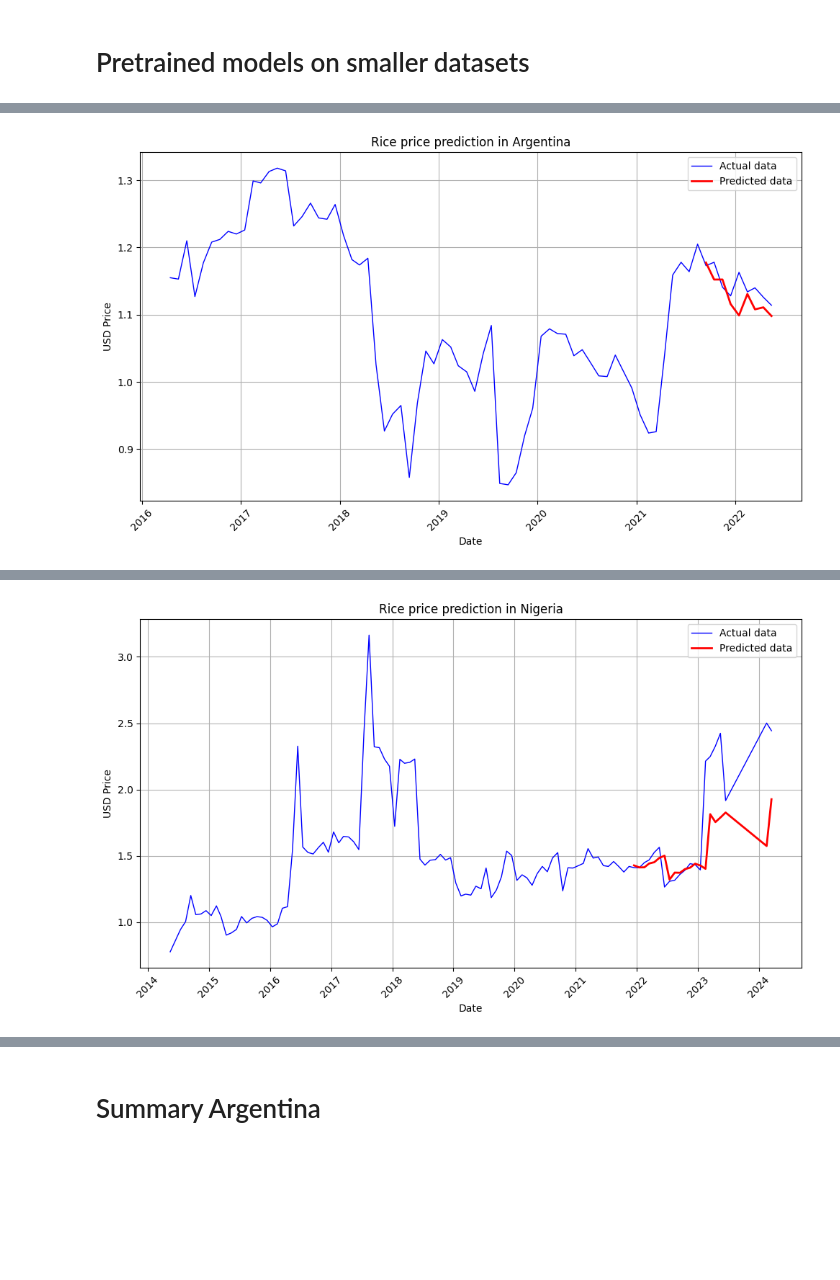
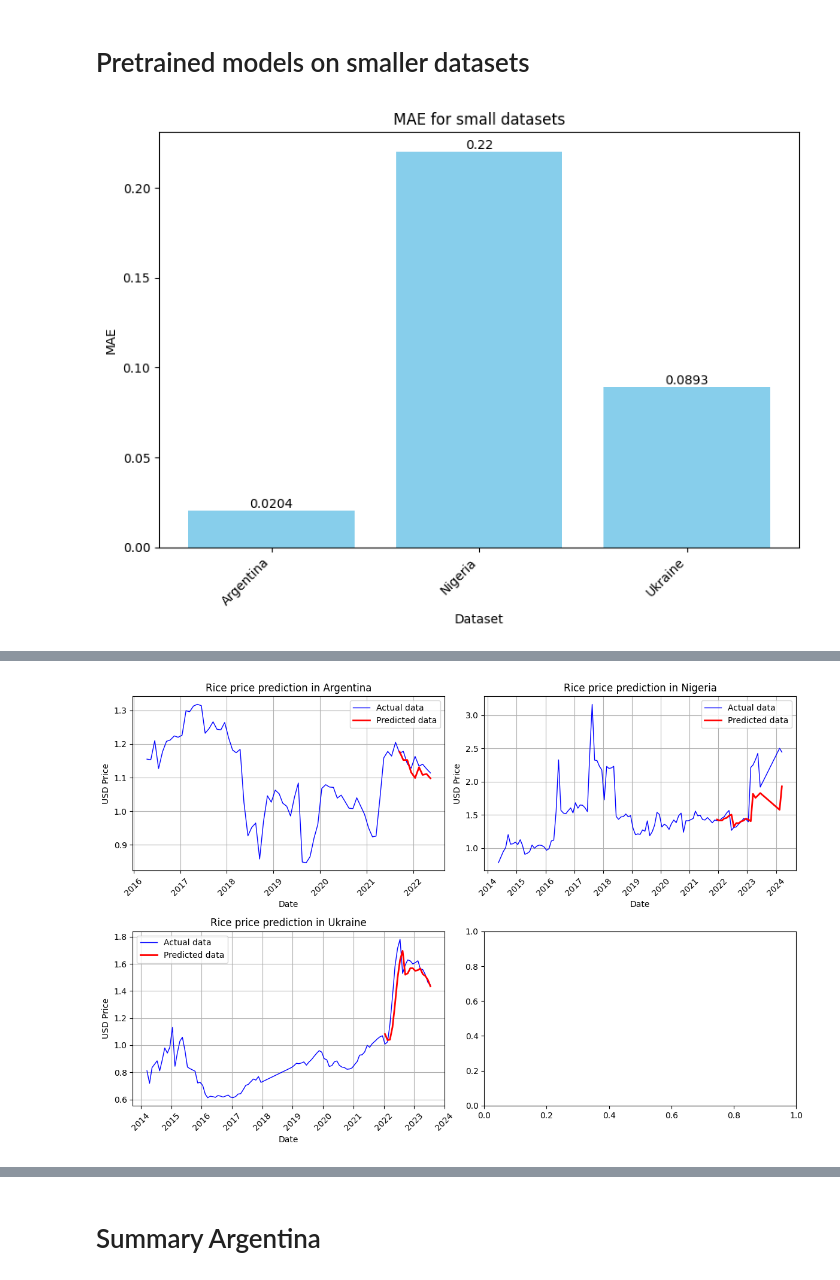
Before and after one commit to JanaJankovic/transfer-learning, a Jupyter notebook: src/model.ipynb, the cells around one changed output, grey strips where cells are left out. Cells and saved outputs as stored; diff of their text form; code cells hidden in the pictures; blank space fills up the shorter version.

```diff
--- a/src/model.ipynb
+++ b/src/model.ipynb
@@ -53,5 +47,9 @@ WARNING:tensorflow:6 out of the last 12 calls to <function Model.make_predict_fu
 # %% [markdown]
 # Pretrained models on smaller datasets
+# %%
+vis.plot_bar_from_array(tls.get_all_maes(c.get_small_model_results()), small_datasets, 'MAE for small datasets', 'Dataset', 'MAE')
+# %% [output]
+[figure, added]
 # %%
-vis.plot_evaluations(small_datasets, commodity, c.get_small_model_results())
+vis.plot_evaluations(small_datasets, commodity, c.get_small_model_results(), (12, 8))
 # %% [output]
@@ -59 +59 @@ vis.plot_evaluations(small_datasets, commodity, c.get_small_model_results())
-[figure, old version]
+[figure, new version]
@@ -61 +59,0 @@ vis.plot_evaluations(small_datasets, commodity, c.get_small_model_results())
-[figure, removed]
```
Also changed, not shown: parts of 6 cells of this notebook, 3 other files.
